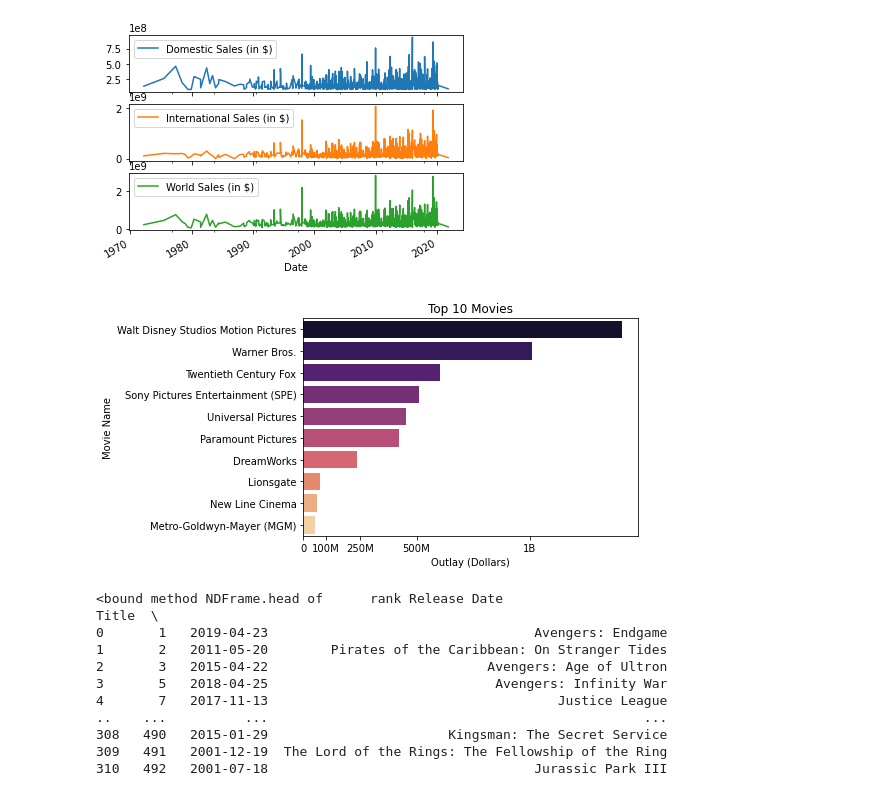
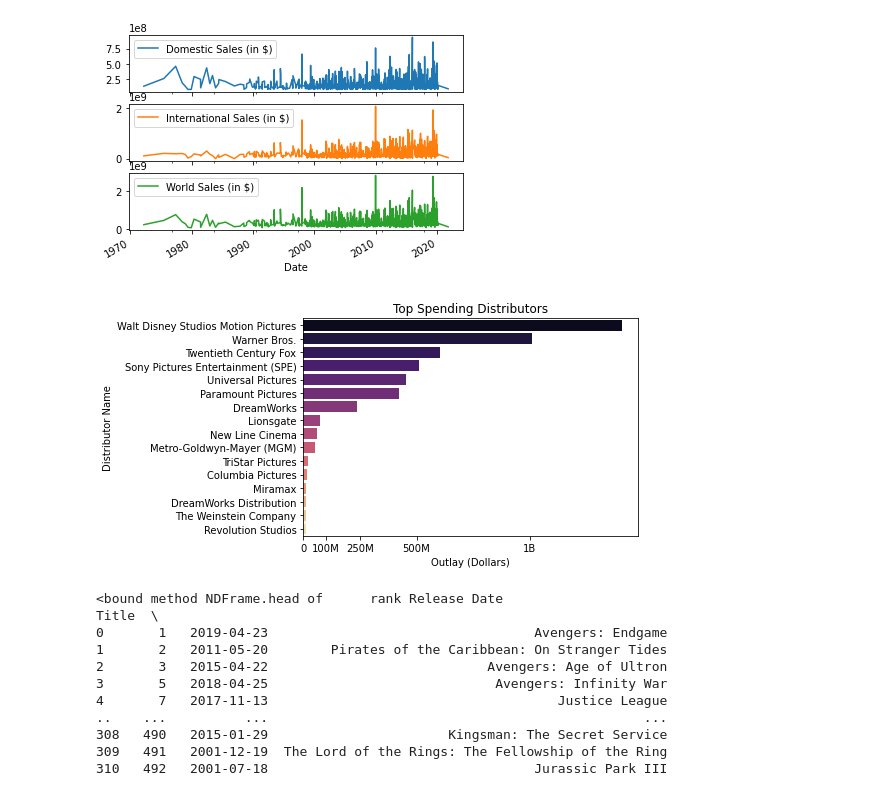
Before and after one commit to NotRockysWife/UCDPA_AdrianConnolly, a Jupyter notebook: Project2.ipynb, the cells around one changed output. Cells and saved outputs as stored; diff of their text form; code cells hidden in the pictures.

```diff
--- a/Project2.ipynb
+++ b/Project2.ipynb
@@ -168,7 +168,7 @@ print(movie_stats.head)
 
 [500 rows x 13 columns]>
 # %%
-movie_info = movie_stats.merge(new_movies,on=['Title']).rename(columns={'production_cost':'Cost','World Sales (in $)' : 'World Sales'})
+movie_info = movie_stats.merge(new_movies,on=['Title']).rename(columns={'production_cost':'Budget','World Sales (in $)' : 'World Sales'})
 print(movie_info)
 # %% [output]
      rank Release Date                                              Title  \
@@ -189,7 +189,7 @@ print(movie_info)
 
 [313 rows x 21 columns]
 # %%
-budget_by_dist = movie_info.groupby("Distributor",as_index=False)["production_cost"].sum().rename(columns={'production_cost':'Budget'})
+budget_by_dist = movie_info.groupby("Distributor",as_index=False)["Budget"].sum()
 sorted_budget_by_dist=budget_by_dist.sort_values("Budget",ascending=False)
 print(sorted_budget_by_dist)
 # %% [output]
@@ -287,12 +287,12 @@ None
 # %%
 import matplotlib.pyplot as plt
 import seaborn as sns
-sns.barplot(x='Budget',y='Distributor',data = sorted_budget_by_dist.head(10),palette='magma')
-plt.ylabel('Movie Name')
+sns.barplot(x='Budget',y='Distributor',data = sorted_budget_by_dist.head(20),palette='magma')
+plt.ylabel('Distributor Name')
 plt.xlabel('Outlay (Dollars)')
-plt.title('Top 10 Movies')
+plt.title('Top Spending Distributors')
 plt.xticks([0,1000000000,2500000000,5000000000,10000000000], ['0','100M','250M','500M','1B'])
 plt.show()
 # %% [output]
-[figure, old version]
+[figure, new version]
 # %%
```
Also changed, not shown: parts of 16 cells of this notebook.
